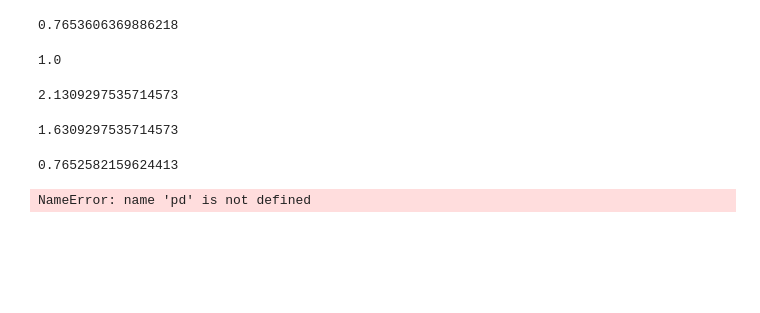
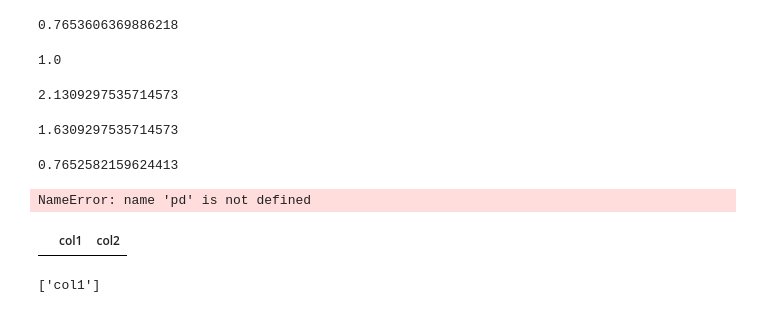
Before and after one commit to rohitrr-sharechat/add-user-context-ffm, a Jupyter notebook: MP_Offline_test_metrics.ipynb, the cells around one changed output. Cells and saved outputs as stored; diff of their text form; code cells hidden in the pictures; blank space fills up the shorter version.

```diff
--- a/MP_Offline_test_metrics.ipynb
+++ b/MP_Offline_test_metrics.ipynb
@@ -717,0 +718,2 @@ NameError: name 'pd' is not defined
+# %%
+df = pd.DataFrame(columns=["col1","col2"])
@@ -717,0 +724,4 @@ NameError: name 'pd' is not defined
+# %%
+df
+# %% [output]
+|  | col1 | col2 |
@@ -717,0 +732,4 @@ NameError: name 'pd' is not defined
+# %%
+list(temp.keys())
+# %% [output]
+['col1']
```
Also changed, not shown: parts of 7 cells of this notebook, 2 other files.
